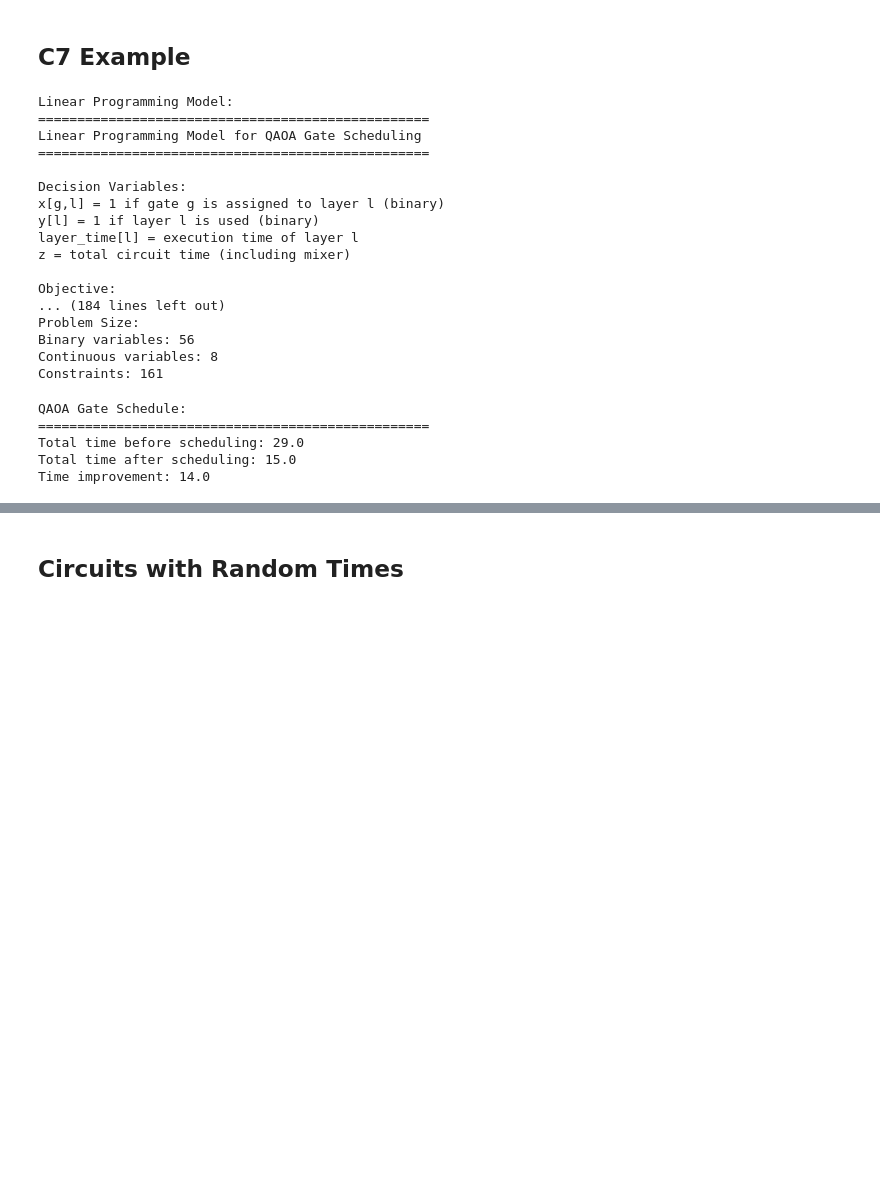
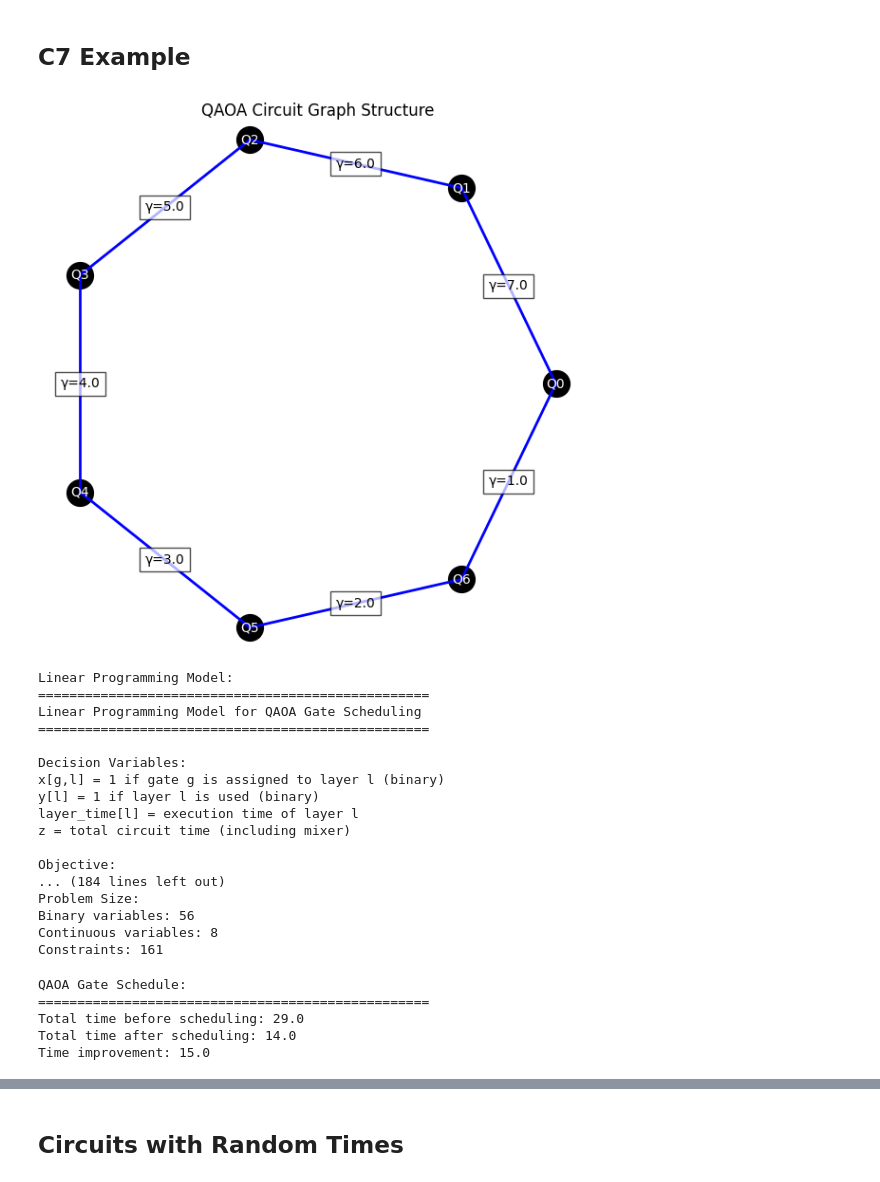
Before and after one commit to Mostafa-Atallah2020/QintProg, a Jupyter notebook: notebooks/QAOA schedueling.ipynb, the cells around one changed output, grey strips where cells are left out. Cells and saved outputs as stored; diff of their text form; code cells hidden in the pictures; blank space fills up the shorter version.

```diff
--- a/notebooks/QAOA schedueling.ipynb
+++ b/notebooks/QAOA schedueling.ipynb
@@ -95,8 +109,9 @@ scheduler.visualize_schedule_comparison(result)
 # %% [markdown]
 ## C7 Example
 # %%
+## C7 Example
 def example_c7_circuit() -> QAOACircuit:
-    """Create example QAOA circuit on 7 qubits (C7 graph)."""
+    """Create example QAOA circuit on 7 qubits."""
     n_qubits = 7
     gamma_gates = {
         (0, 1): 7.0,  # γ1
@@ -107,21 +122,26 @@ def example_c7_circuit() -> QAOACircuit:
         (5, 6): 2.0,  # γ6
         (6, 0): 1.0,  # γ7
     }
-    beta_time = 1.0  # Same mixer time for all qubits
+    beta_time = 1.0
 
     return QAOACircuit(n_qubits=n_qubits, gamma_gates=gamma_gates, beta_time=beta_time)
 # %%
 # Create circuit
 circuit = example_c7_circuit()
+visualize_graph(circuit)
 
 # Create scheduler
 scheduler = QAOAScheduler(circuit)
 
 # Print LP model
-print("Linear Programming Model:")
+print("\nLinear Programming Model:")
 print("=" * 50)
 print(scheduler.get_lp_model())
+
+# Get schedule
+result = scheduler.schedule_greedy()
 # %% [output]
+[figure, added]
 Linear Programming Model:
 ==================================================
 Linear Programming Model for QAOA Gate Scheduling
@@ -140,9 +160,6 @@ Binary variables: 56
 Continuous variables: 8
 Constraints: 161
 # %%
-# Get schedule
-result = scheduler.schedule_greedy()
-
 # Print results
 print("\nQAOA Gate Schedule:")
 print("=" * 50)
@@ -153,8 +170,8 @@ print(f"Time improvement: {result.improvement}")
 QAOA Gate Schedule:
 ==================================================
 Total time before scheduling: 29.0
-Total time after scheduling: 15.0
-Time improvement: 14.0
+Total time after scheduling: 14.0
+Time improvement: 15.0
 # %%
 print("\nCost gate layers:")
 print("-" * 30)
```
Also changed, not shown: parts of 17 cells of this notebook, 1 other file.
